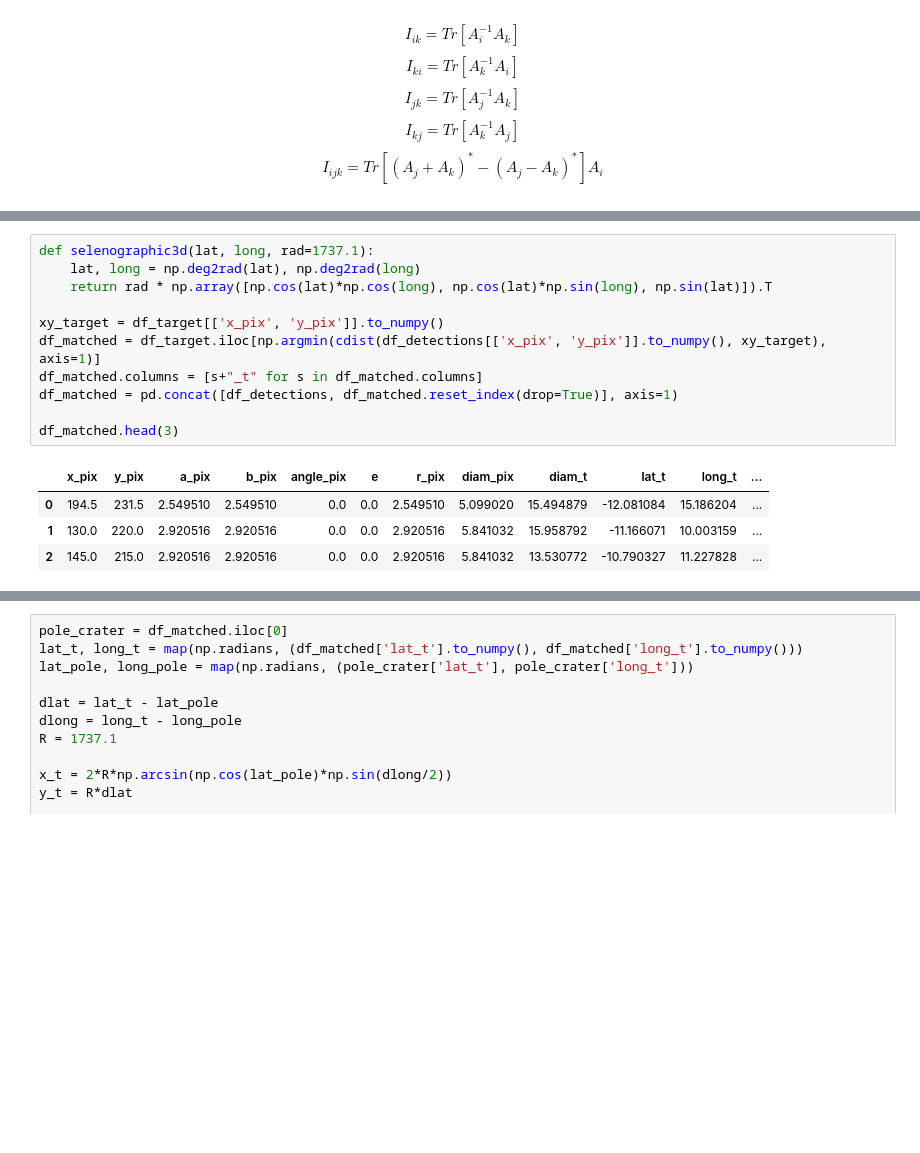
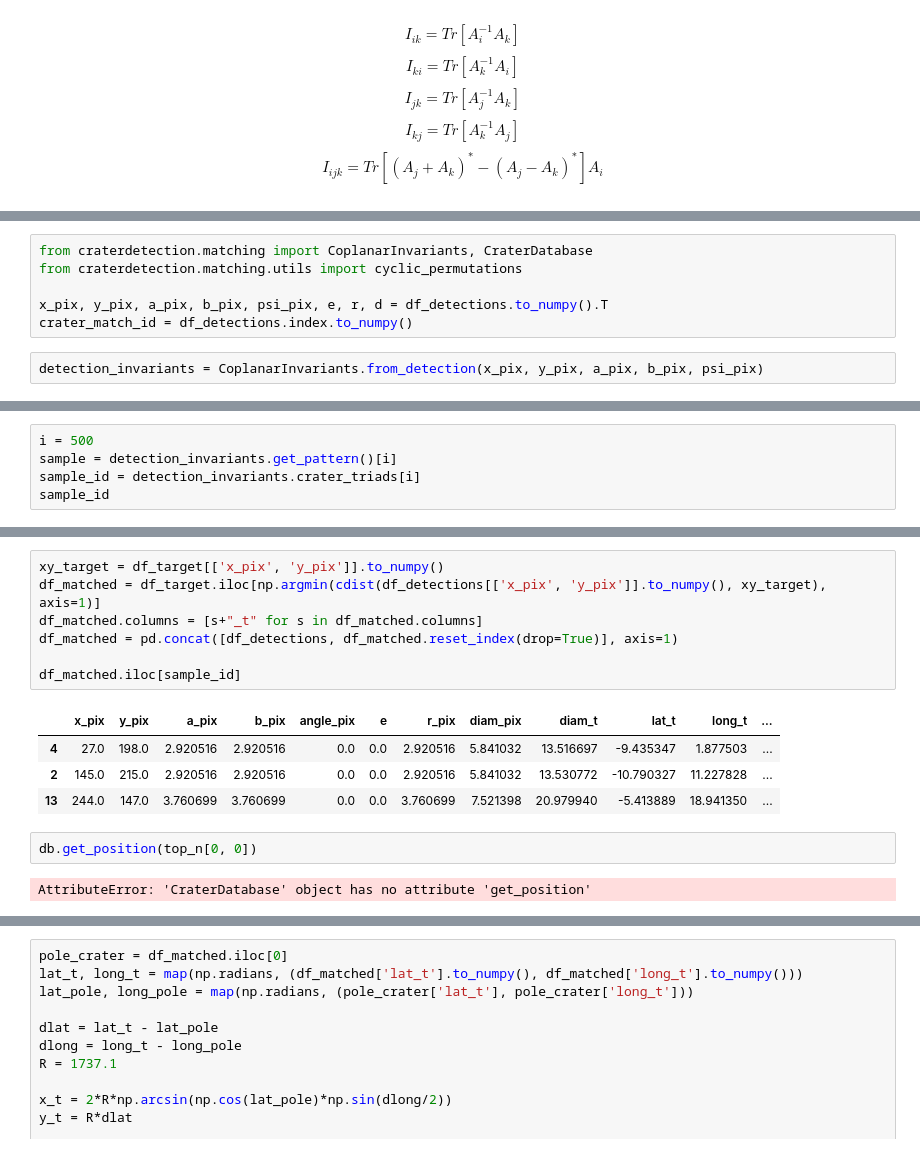
Before and after one commit to wdoppenberg/crater-detection, a Jupyter notebook: notebooks/crater_identification.ipynb, the cells around one changed output, grey strips where cells are left out. Drawn from its saved outputs; the diff is of its cells as text; blank space fills up the shorter version.

Commit message:
Database improvements

```diff
--- a/notebooks/crater_identification.ipynb
+++ b/notebooks/crater_identification.ipynb
@@ -188,0 +155,8 @@ ci = CoplanarInvariants(detected_craters)
+# %%
+from craterdetection.matching import CoplanarInvariants, CraterDatabase
+from craterdetection.matching.utils import cyclic_permutations
+
+x_pix, y_pix, a_pix, b_pix, psi_pix, e, r, d = df_detections.to_numpy().T
+crater_match_id = df_detections.index.to_numpy()
+# %%
+detection_invariants = CoplanarInvariants.from_detection(x_pix, y_pix, a_pix, b_pix, psi_pix)
@@ -188,0 +170,5 @@ ci = CoplanarInvariants(detected_craters)
+# %%
+i = 500
+sample = detection_invariants.get_pattern()[i]
+sample_id = detection_invariants.crater_triads[i]
+sample_id
@@ -189,17 +187,17 @@ ci = CoplanarInvariants(detected_craters)
 # %%
-def selenographic3d(lat, long, rad=1737.1):
-    lat, long = np.deg2rad(lat), np.deg2rad(long)
-    return rad * np.array([np.cos(lat)*np.cos(long), np.cos(lat)*np.sin(long), np.sin(lat)]).T
-
 xy_target = df_target[['x_pix', 'y_pix']].to_numpy()
 df_matched = df_target.iloc[np.argmin(cdist(df_detections[['x_pix', 'y_pix']].to_numpy(), xy_target), axis=1)]
 df_matched.columns = [s+"_t" for s in df_matched.columns]
 df_matched = pd.concat([df_detections, df_matched.reset_index(drop=True)], axis=1)
 
-df_matched.head(3)
+df_matched.iloc[sample_id]
 # %% [output]
 |  | x_pix | y_pix | a_pix | b_pix | angle_pix | e | r_pix | diam_pix | diam_t | lat_t | long_t | ... |
-| 0 | 194.5 | 231.5 | 2.549510 | 2.549510 | 0.0 | 0.0 | 2.549510 | 5.099020 | 15.494879 | -12.081084 | 15.186204 | ... |
-| 1 | 130.0 | 220.0 | 2.920516 | 2.920516 | 0.0 | 0.0 | 2.920516 | 5.841032 | 15.958792 | -11.166071 | 10.003159 | ... |
+| 4 | 27.0 | 198.0 | 2.920516 | 2.920516 | 0.0 | 0.0 | 2.920516 | 5.841032 | 13.516697 | -9.435347 | 1.877503 | ... |
 | 2 | 145.0 | 215.0 | 2.920516 | 2.920516 | 0.0 | 0.0 | 2.920516 | 5.841032 | 13.530772 | -10.790327 | 11.227828 | ... |
+| 13 | 244.0 | 147.0 | 3.760699 | 3.760699 | 0.0 | 0.0 | 3.760699 | 7.521398 | 20.979940 | -5.413889 | 18.941350 | ... |
+# %%
+db.get_position(top_n[0, 0])
+# %% [output]
+AttributeError: 'CraterDatabase' object has no attribute 'get_position'
 # %%
```
Also changed, not shown: parts of 13 cells of this notebook, 4 other files.
